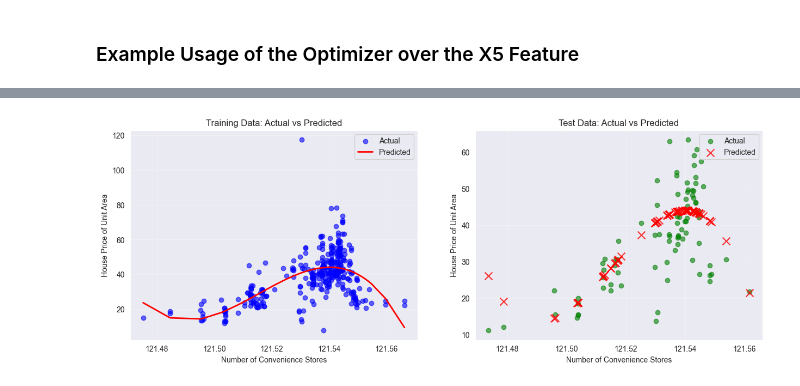
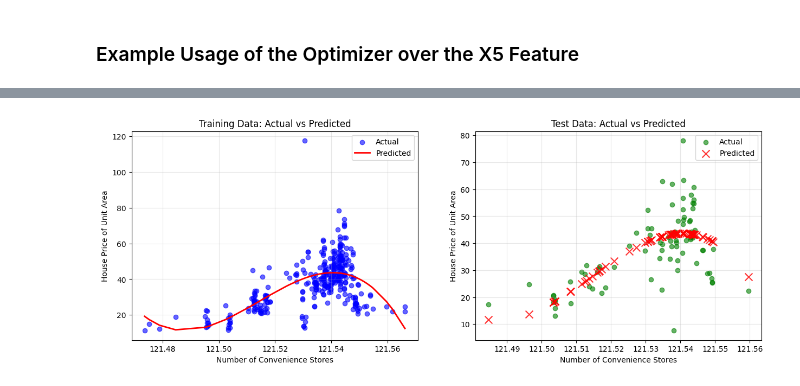
Before and after one commit to TETRAWasTaken/Machine-Learning, a Jupyter notebook: Supervised-Learning/Linear Regression/Polynomial Regression Model.ipynb, the cells around one changed output, grey strips where cells are left out. Drawn from its saved outputs; the diff is of its cells as text; code cells hidden in the pictures.

```diff
--- a/Supervised-Learning/Linear Regression/Polynomial Regression Model.ipynb
+++ b/Supervised-Learning/Linear Regression/Polynomial Regression Model.ipynb
@@ -11,7 +11,7 @@ from parso.python.tree import String
 # %% [markdown]
 ## Importing Dataset
 # %%
-data = pd.read_csv("/Users/anshumaansoni/PycharmProjects/Machine-Learning/Datasets/Real estate.csv")
+data = pd.read_csv("/workspaces/Supervised-Machine-Learning/Datasets/Real estate.csv")
 data.head()
 # %% [output]
 |  | No | X1 transaction date | X2 house age | X3 distance to the nearest MRT st... | X4 number of convenience stores | X5 latitude | ... |
@@ -300,7 +309,12 @@ class ModelOptimizer():
     :param minDegree: The minimum degree of the polynomial model to be trained
     :param maxDegree: The maximum degree of the polynomial model to be trained
     """
-    def __init__(self, X_variable: AnyStr, Data: pd.DataFrame, minDegree: int = 0, maxDegree: int = 100):
+    def __init__(self, X_variable: AnyStr,
+                  Data: pd.DataFrame,
+                   minDegree: int = 0,
+                     maxDegree: int = 100,
+                       step: int = 5,
+                         random_state: int = 42):
         self.PerformanceMetrics = {}
         self.models = {}
         self.X_variable = X_variable
@@ -308,16 +322,17 @@ class ModelOptimizer():
         self.y = Data.iloc[:, -1]
         self.minDegree = minDegree
         self.maxDegree = maxDegree
+        self.step = step
         self.threads = []
-
+        self.random_state = random_state
     def run(self) -> None:
         """
         perform multithreading to run multiple models simultaneously
 
         :return:
         """
-        for degree in range(self.minDegree, self.maxDegree, 5):
-            model = PolynomialRegression(degree, self.X, self.y)
+        for degree in range(self.minDegree, self.maxDegree, self.step):
+            model = PolynomialRegression(degree, self.X, self.y, random_state=self.random_state)
             model.start()
             self.threads.append(model)
 
@@ -337,6 +352,16 @@ class ModelOptimizer():
         """
         return pd.DataFrame(self.PerformanceMetrics)
 
+    def getBestFit(self) -> tuple:
+        """
+        Returns the degree and performance metrics of the best fitting model based on RMSE
+
+        :return: Tuple containing the degree and performance metrics of the best fitting model
+        """
+        best_degree = max(self.PerformanceMetrics, key=lambda deg: self.PerformanceMetrics[deg]['R2'])
+        best_metrics = self.PerformanceMetrics[best_degree]
+        return best_degree, best_metrics
+
     def getPlots(self, deg: float) -> None:
         """
         Creates a plot comparing the actual and predicted values for a given degree
@@ -345,10 +370,20 @@ class ModelOptimizer():
         :return:
         """
         self.models[deg][0].plot()
+
+    def predict(self, X_new: pd.Series, deg: float) -> np.ndarray:
+        """
+        Predicts the target variable for new data using the model of a given degree
+
+        :param X_new: New independent variable data
+        :param deg: The degree of the model to be used for prediction
+        :return: Predicted values
+        """
+        return self.models[deg][0].predict(X_new)
 # %% [markdown]
 ### Example Usage of the Optimizer over the X5 Feature
 # %%
-Optimizer = ModelOptimizer(X_variable="X6 longitude", Data=data, minDegree=0, maxDegree=110)
+Optimizer = ModelOptimizer(X_variable="X6 longitude", Data=data, minDegree=20, maxDegree=110, step=2, random_state=287)
 Optimizer.run()
 # %%
 Optimizer.getPerformanceMetrics()
@@ -361,4 +396,4 @@ Optimizer.getPerformanceMetrics()
 # %%
-Optimizer.getPlots(95) # Performance Plots for degree 20
+Optimizer.getPlots(92) # Performance Plots for degree 20
 # %% [output]
-[figure, old version]
+[figure, new version]
```
Also changed, not shown: parts of 23 cells of this notebook, 2 other files.
